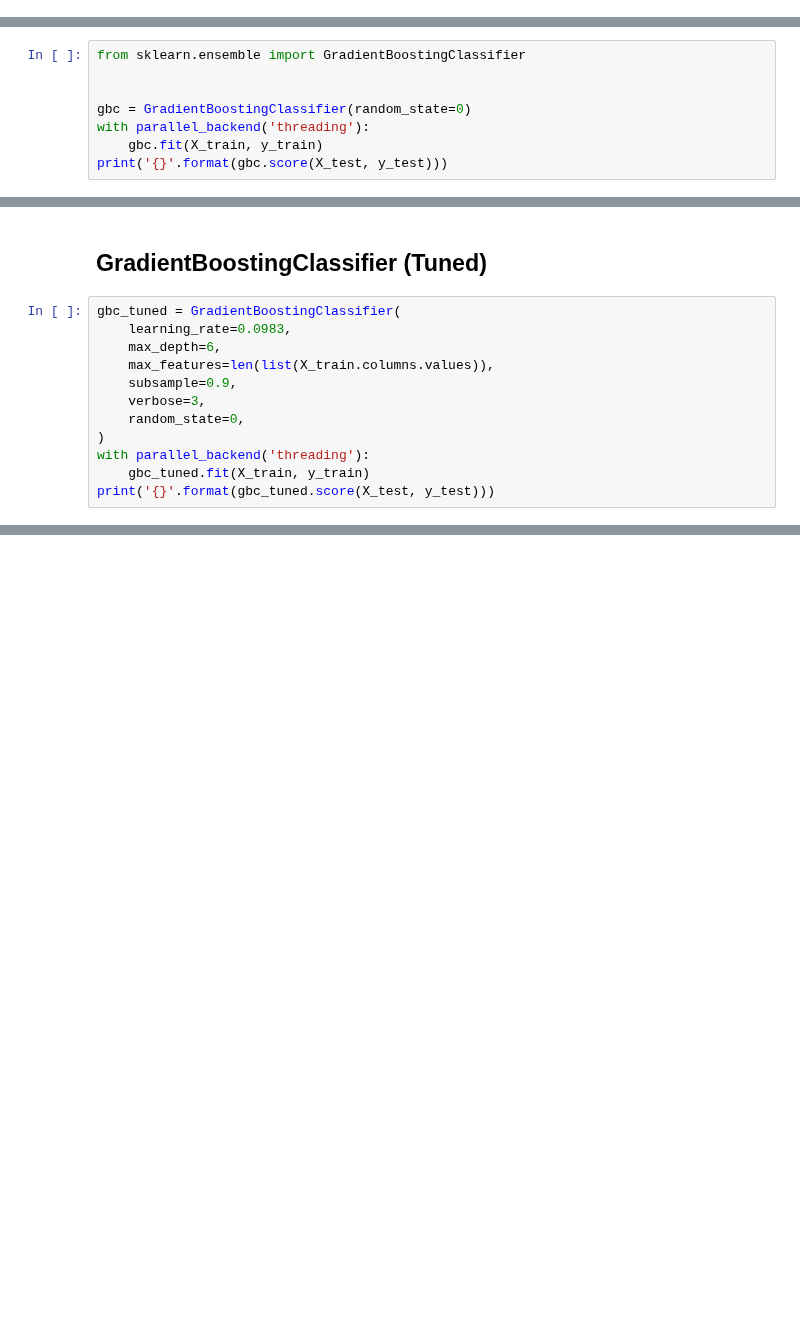
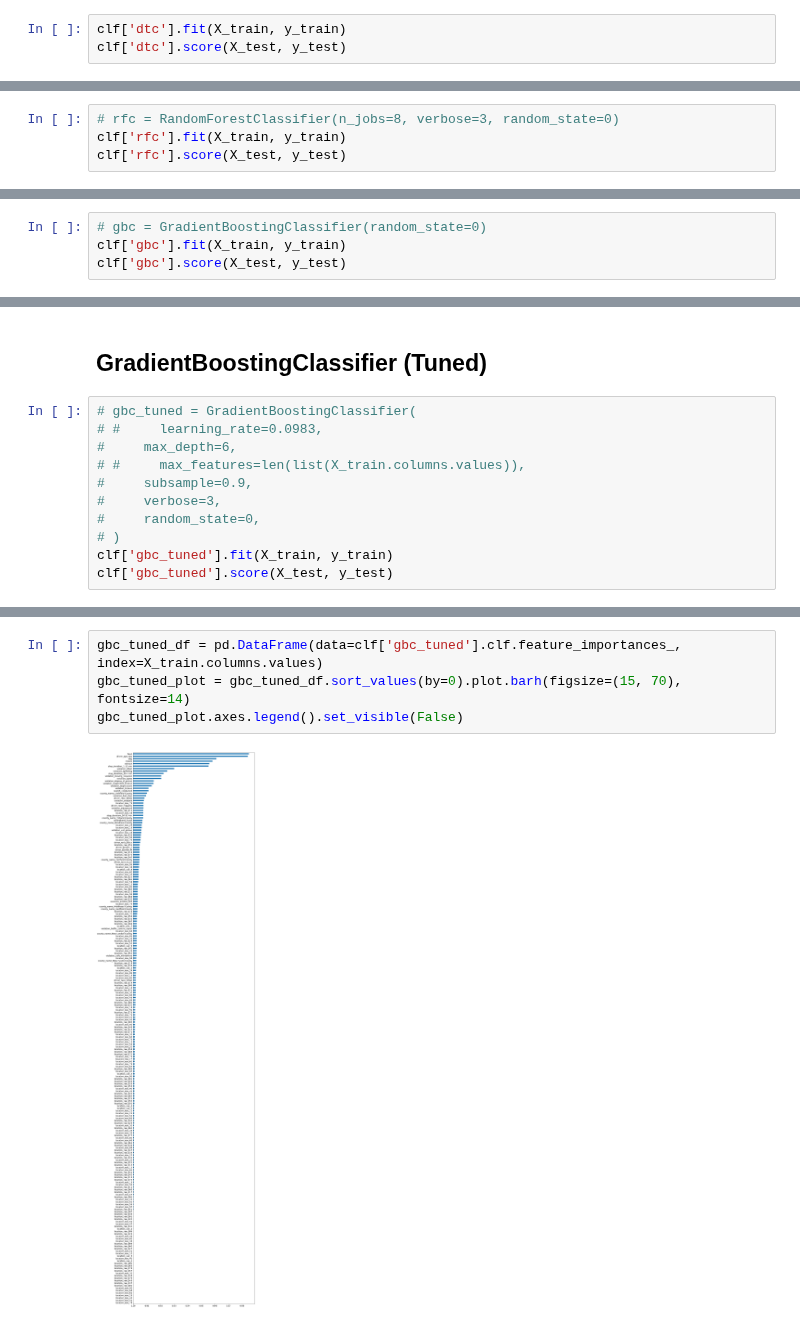
Before and after one commit to patrickmpoon/machine-learning, a Jupyter notebook: projects/capstone/Stage 2.ipynb, the cells around one changed output, grey strips where cells are left out. Cells and saved outputs as stored; diff of their text form; blank space fills up the shorter version.

```diff
--- a/projects/capstone/Stage 2.ipynb
+++ b/projects/capstone/Stage 2.ipynb
@@ -132,0 +121,3 @@ eclf.estimators_
+# %%
+clf['dtc'].fit(X_train, y_train)
+clf['dtc'].score(X_test, y_test)
@@ -132,0 +129,4 @@ eclf.estimators_
+# %%
+# rfc = RandomForestClassifier(n_jobs=8, verbose=3, random_state=0)
+clf['rfc'].fit(X_train, y_train)
+clf['rfc'].score(X_test, y_test)
@@ -133,11 +152,7 @@ eclf.estimators_
 # %% [markdown]
 # GradientBoostingClassifier
 # %%
-from sklearn.ensemble import GradientBoostingClassifier
-
-
-gbc = GradientBoostingClassifier(random_state=0)
-with parallel_backend('threading'):
-    gbc.fit(X_train, y_train)
-print('{}'.format(gbc.score(X_test, y_test)))
+# gbc = GradientBoostingClassifier(random_state=0)
+clf['gbc'].fit(X_train, y_train)
+clf['gbc'].score(X_test, y_test)
 # %% [output]
@@ -145,16 +161,15 @@ print('{}'.format(gbc.score(X_test, y_test)))
 # %% [markdown]
 ## GradientBoostingClassifier (Tuned)
 # %%
-gbc_tuned = GradientBoostingClassifier(
-    learning_rate=0.0983,
-    max_depth=6,
-    max_features=len(list(X_train.columns.values)),
-    subsample=0.9,
-    verbose=3,
-    random_state=0,
-)
-with parallel_backend('threading'):
-    gbc_tuned.fit(X_train, y_train)
-print('{}'.format(gbc_tuned.score(X_test, y_test)))
+# gbc_tuned = GradientBoostingClassifier(
+# #     learning_rate=0.0983,
+#     max_depth=6,
+# #     max_features=len(list(X_train.columns.values)),
+#     subsample=0.9,
+#     verbose=3,
+#     random_state=0,
+# )
+clf['gbc_tuned'].fit(X_train, y_train)
+clf['gbc_tuned'].score(X_test, y_test)
 # %% [output]
       Iter       Train Loss      OOB Improve   Remaining Time
@@ -176,0 +220,6 @@ print('{}'.format(gbc_tuned.score(X_test, y_test)))
+# %%
+gbc_tuned_df = pd.DataFrame(data=clf['gbc_tuned'].clf.feature_importances_, index=X_train.columns.values)
+gbc_tuned_plot = gbc_tuned_df.sort_values(by=0).plot.barh(figsize=(15, 70), fontsize=14)
+gbc_tuned_plot.axes.legend().set_visible(False)
+# %% [output]
+[figure, added]
```
Also changed, not shown: parts of 26 cells of this notebook, 15 other files.
